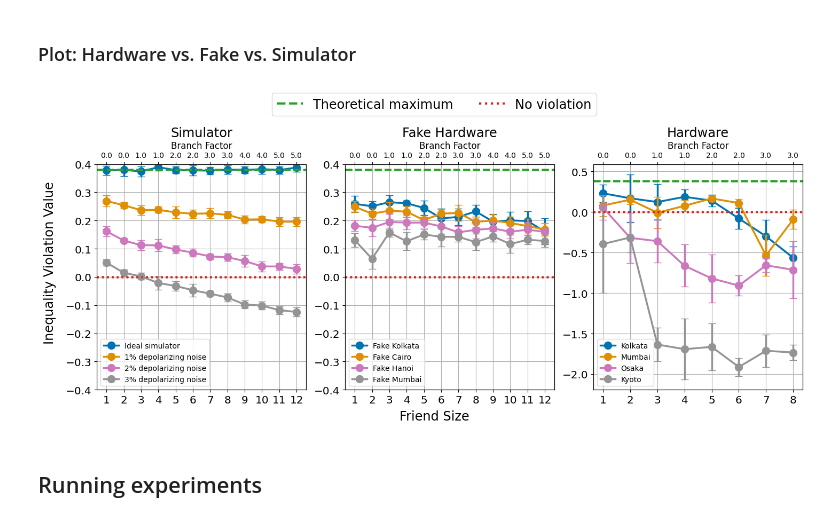
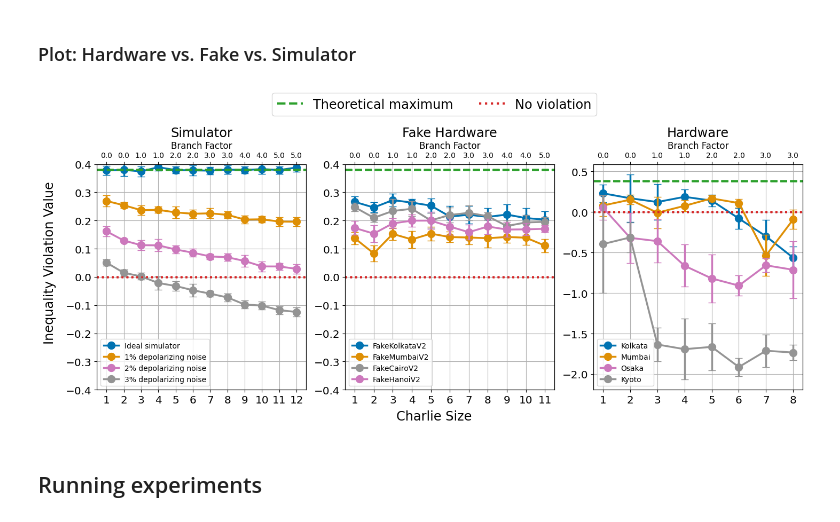
Before and after one commit to unitaryfoundation/wigners_friend, a Jupyter notebook: notebooks/semi_brukner_ewfs.ipynb, the cells around one changed output. Cells and saved outputs as stored; diff of their text form; code cells hidden in the pictures.

```diff
--- a/notebooks/semi_brukner_ewfs.ipynb
+++ b/notebooks/semi_brukner_ewfs.ipynb
@@ -358,3 +362,7 @@ plot_distribution(probs, figsize=(12, 5))
+# %%
+# TODO: This needs to be more general.
+def calculate_branch_factor(friend_size: int) -> float:
+    return np.ceil(friend_size / 2) - 1
 # %% [markdown]
 ## File I/O
 # %%
@@ -662,28 +687,28 @@ kyoto_results = load_experiments(kyoto_machine_name, kyoto_friend_sizes, kyoto_n
 
 # Load fake data
 fake_kolkata_machine_name = "fake_kolkata"
-fake_kolkata_friend_sizes = range(1, 13)
+fake_kolkata_friend_sizes = range(1, 12)
 fake_kolkata_num_trials = 10
 fake_kolkata_shots = 10000
-fake_kolkata_results = load_experiments(fake_kolkata_machine_name, fake_kolkata_friend_sizes, fake_kolkata_num_trials, fake_kolkata_shots, strategy="majority_vote", data_path=os.path.join(DATA_PATH, "majority_vote"))
+fake_kolkata_results = load_experiments(fake_kolkata_machine_name, fake_kolkata_friend_sizes, fake_kolkata_num_trials, fake_kolkata_shots, strategy="majority_vote", data_path=os.path.join(DATA_PATH, "majority_vote_fake_kolkata_20240313-000202"))
 
 fake_mumbai_machine_name = "fake_mumbai"
-fake_mumbai_friend_sizes = range(1, 13)
+fake_mumbai_friend_sizes = range(1, 12)
 fake_mumbai_num_trials = 10
 fake_mumbai_shots = 10000
-fake_mumbai_results = load_experiments(fake_mumbai_machine_name, fake_mumbai_friend_sizes, fake_mumbai_num_trials, fake_mumbai_shots, strategy="majority_vote", data_path=os.path.join(DATA_PATH, "majority_vote"))
+fake_mumbai_results = load_experiments(fake_mumbai_machine_name, fake_mumbai_friend_sizes, fake_mumbai_num_trials, fake_mumbai_shots, strategy="majority_vote", data_path=os.path.join(DATA_PATH, "majority_vote_fake_mumbai_20240313-011514"))
 
 fake_hanoi_machine_name = "fake_hanoi"
-fake_hanoi_friend_sizes = range(1, 13)
+fake_hanoi_friend_sizes = range(1, 12)
 fake_hanoi_num_trials = 10
 fake_hanoi_shots = 10000
-fake_hanoi_results = load_experiments(fake_hanoi_machine_name, fake_hanoi_friend_sizes, fake_hanoi_num_trials, fake_hanoi_shots, strategy="majority_vote", data_path=os.path.join(DATA_PATH, "majority_vote"))
+fake_hanoi_results = load_experiments(fake_hanoi_machine_name, fake_hanoi_friend_sizes, fake_hanoi_num_trials, fake_hanoi_shots, strategy="majority_vote", data_path=os.path.join(DATA_PATH, "majority_vote_fake_hanoi_20240313-002651"))
 
 fake_cairo_machine_name = "fake_cairo"
-fake_cairo_friend_sizes = range(1, 13)
+fake_cairo_friend_sizes = range(1, 12)
 fake_cairo_num_trials = 10
 fake_cairo_shots = 10000
-fake_cairo_results = load_experiments(fake_cairo_machine_name, fake_cairo_friend_sizes, fake_cairo_num_trials, fake_cairo_shots, strategy="majority_vote", data_path=os.path.join(DATA_PATH, "majority_vote"))
+fake_cairo_results = load_experiments(fake_cairo_machine_name, fake_cairo_friend_sizes, fake_cairo_num_trials, fake_cairo_shots, strategy="majority_vote", data_path=os.path.join(DATA_PATH, "majority_vote_fake_cairo_20240313-005057"))
 
 # Load simulator data
 ideal_sim_name = "ideal_simulator"
@@ -709,9 +734,6 @@ depolarizing_3perc_friend_sizes = range(1, 13)
 depolarizing_3perc_num_trials = 10
 depolarizing_3perc_shots = 10000
 depolarizing_3perc_results = load_experiments(depolarizing_3perc_name, depolarizing_3perc_friend_sizes, depolarizing_3perc_num_trials, depolarizing_3perc_shots, strategy="majority_vote", data_path=os.path.join(DATA_PATH, "majority_vote_depolarizing_3perc_20240312-093153"))
-# %%
-def calculate_branch_factor(friend_size):
-    return np.ceil(friend_size / 2) - 1
 # %%
 fig, axs = plt.subplots(1, 3, figsize=(15, 6))
 palette = sns.color_palette("colorblind", n_colors=8)
@@ -723,10 +745,10 @@ plot_results(axs[0], depolarizing_2perc_results, depolarizing_1perc_friend_sizes
 plot_results(axs[0], depolarizing_3perc_results, depolarizing_1perc_friend_sizes, plot_error_bars=True, plot_title="3% depolarizing noise", color=palette[7], label="3% depolarizing noise", show_legend=True)
 
 # Fake hardware plots
-plot_results(axs[1], fake_kolkata_results, fake_kolkata_friend_sizes, plot_error_bars=True, plot_title="Fake Kolkata", color=palette[0], label="Fake Kolkata", show_legend=True, y_min=-0.4, y_max=0.4)
-plot_results(axs[1], fake_cairo_results, fake_cairo_friend_sizes, plot_error_bars=True, plot_title="Fake Cairo", color=palette[1], label="Fake Cairo", show_legend=True)
-plot_results(axs[1], fake_hanoi_results, fake_hanoi_friend_sizes, plot_error_bars=True, plot_title="Fake Hanoi", color=palette[4], label="Fake Hanoi", show_legend=True)
-plot_results(axs[1], fake_mumbai_results, fake_mumbai_friend_sizes, plot_error_bars=True, plot_title="Fake Mumbai", color=palette[7], label="Fake Mumbai", show_legend=True)
+plot_results(axs[1], fake_kolkata_results, fake_kolkata_friend_sizes, plot_error_bars=True, plot_title="Fake Kolkata", color=palette[0], label="FakeKolkataV2", show_legend=True, y_min=-0.4, y_max=0.4)
+plot_results(axs[1], fake_mumbai_results, fake_mumbai_friend_sizes, plot_error_bars=True, plot_title="Fake Mumbai", color=palette[1], label="FakeMumbaiV2", show_legend=True)
+plot_results(axs[1], fake_cairo_results, fake_cairo_friend_sizes, plot_error_bars=True, plot_title="Fake Cairo", color=palette[7], label="FakeCairoV2", show_legend=True)
+plot_results(axs[1], fake_hanoi_results, fake_hanoi_friend_sizes, plot_error_bars=True, plot_title="Fake Hanoi", color=palette[4], label="FakeHanoiV2", show_legend=True)
 
 # Hardware plots
 plot_results(axs[2], kolkata_results, kolkata_friend_sizes, plot_error_bars=True, plot_title="Kolkata", color=palette[0], label="Kolkata", show_legend=True)
@@ -744,39 +766,39 @@ no_violation_handle = mlines.Line2D([], [], color="tab:red", linestyle="dotted",
 
 fig.legend([theoretical_max_handle, no_violation_handle], ["Theoretical maximum", "No violation"], loc="upper center", ncol=2, bbox_to_anchor=(0.5, 1.05), fontsize="xx-large")
 
-fig.text(0.5, 0.02, "Friend Size", ha="center", va="center", fontsize="xx-large")
+fig.text(0.5, 0.02, "Charlie Size", ha="center", va="center", fontsize="xx-large")
 fig.text(0.02, 0.5, "Inequality Violation Value", ha="center", va="center", rotation="vertical", fontsize="xx-large")
 
 ax2 = axs[0].twiny()
 branch_factors = [calculate_branch_factor(fs) for fs in ideal_sim_friend_sizes]
 ax2.set_xlim(axs[0].get_xlim())
 ax2.set_xticks(ideal_sim_friend_sizes)
 ax2.set_xticklabels(branch_factors)
 ax2.set_xlabel("Branch Factor", fontsize="large")
 
 ax2 = axs[1].twiny()
 branch_factors = [calculate_branch_factor(fs) for fs in fake_kolkata_friend_sizes]
 ax2.set_xlim(axs[1].get_xlim())
 ax2.set_xticks(fake_kolkata_friend_sizes)
 ax2.set_xticklabels(branch_factors)
 ax2.set_xlabel("Branch Factor", fontsize="large")
 
 ax2 = axs[2].twiny()
 branch_factors = [calculate_branch_factor(fs) for fs in kolkata_friend_sizes]
 ax2.set_xlim(axs[2].get_xlim())
 ax2.set_xticks(kolkata_friend_sizes)
 ax2.set_xticklabels(branch_factors)
 ax2.set_xlabel("Branch Factor", fontsize="large")
 
 for ax in np.ravel(axs):
     ax.tick_params(axis="x", labelsize="x-large")
     ax.tick_params(axis="y", labelsize="x-large")
 
 plt.tight_layout(rect=[0.03, 0.03, 0.97, 0.95])
-plt.savefig("ghz_hardware_comparison.pdf", bbox_inches="tight")
+plt.savefig("ghz_majority_vote_simulator_fakehardware_hardware_comparison.pdf", bbox_inches="tight")
 plt.show()
 # %% [output]
-[figure, old version]
+[figure, new version]
 # %% [markdown]
 ## Running experiments
 # %% [markdown]
```
Also changed, not shown: parts of 17 cells of this notebook.
